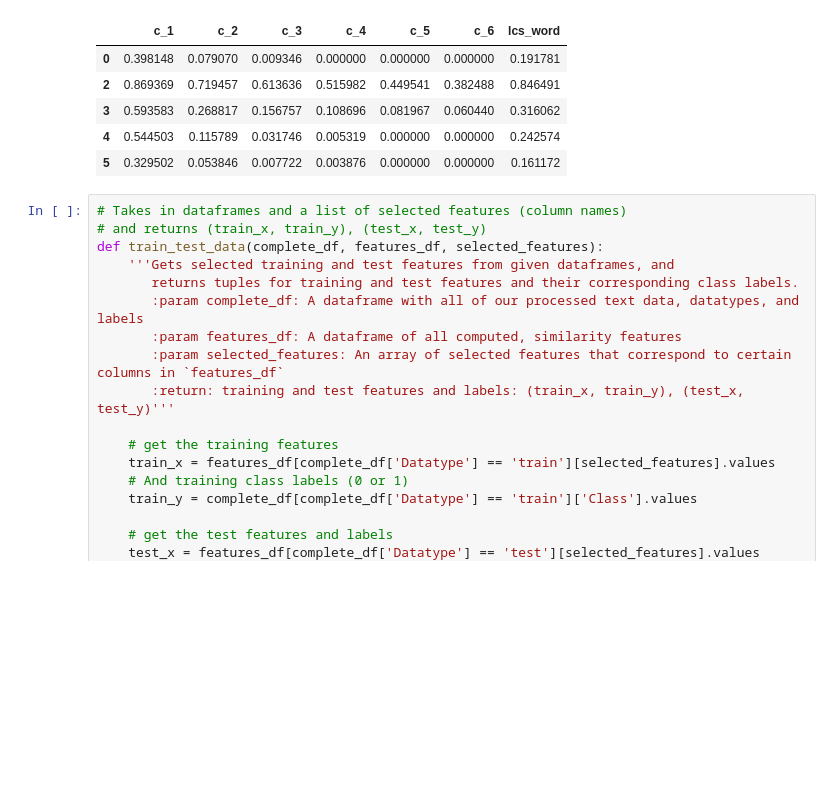
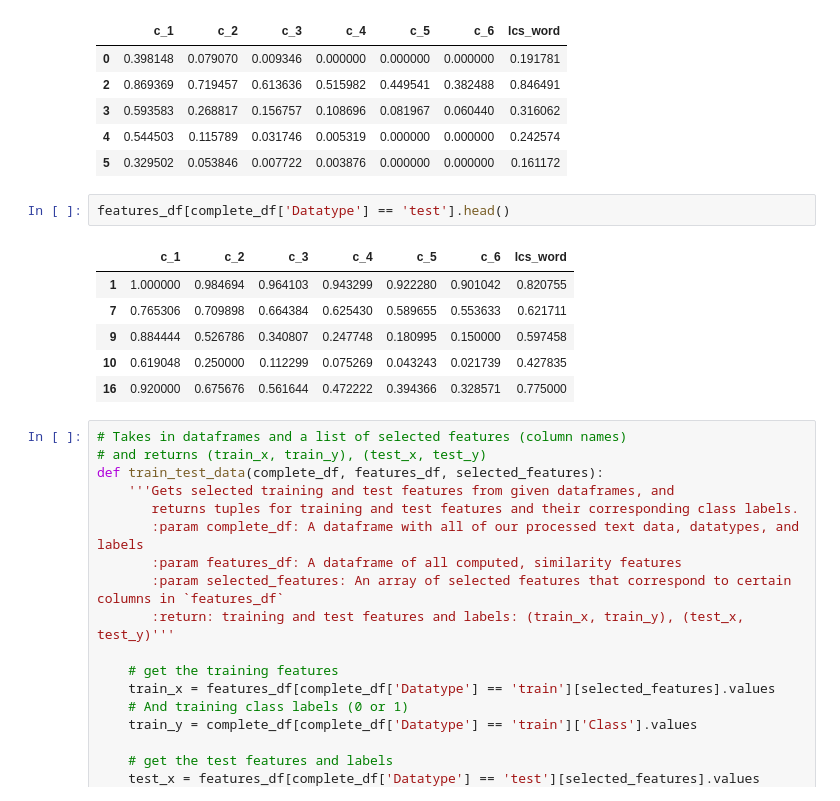
Before and after one commit to alfreedolf/plagiarism-detector, a Jupyter notebook: 2_Plagiarism_Feature_Engineering.ipynb, the cells around one changed output. Cells and saved outputs as stored; diff of their text form; blank space fills up the shorter version.

```diff
--- a/2_Plagiarism_Feature_Engineering.ipynb
+++ b/2_Plagiarism_Feature_Engineering.ipynb
@@ -847,6 +883,15 @@ features_df[complete_df['Datatype'] == 'train'].head()
 | 3 | 0.593583 | 0.268817 | 0.156757 | 0.108696 | 0.081967 | 0.060440 | 0.316062 |
 | 4 | 0.544503 | 0.115789 | 0.031746 | 0.005319 | 0.000000 | 0.000000 | 0.242574 |
 | 5 | 0.329502 | 0.053846 | 0.007722 | 0.003876 | 0.000000 | 0.000000 | 0.161172 |
+# %%
+features_df[complete_df['Datatype'] == 'test'].head()
+# %% [output]
+|  | c_1 | c_2 | c_3 | c_4 | c_5 | c_6 | lcs_word |
+| 1 | 1.000000 | 0.984694 | 0.964103 | 0.943299 | 0.922280 | 0.901042 | 0.820755 |
+| 7 | 0.765306 | 0.709898 | 0.664384 | 0.625430 | 0.589655 | 0.553633 | 0.621711 |
+| 9 | 0.884444 | 0.526786 | 0.340807 | 0.247748 | 0.180995 | 0.150000 | 0.597458 |
+| 10 | 0.619048 | 0.250000 | 0.112299 | 0.075269 | 0.043243 | 0.021739 | 0.427835 |
+| 16 | 0.920000 | 0.675676 | 0.561644 | 0.472222 | 0.394366 | 0.328571 | 0.775000 |
 # %%
 # Takes in dataframes and a list of selected features (column names)
 # and returns (train_x, train_y), (test_x, test_y)
```
Also changed, not shown: parts of 14 cells of this notebook.
